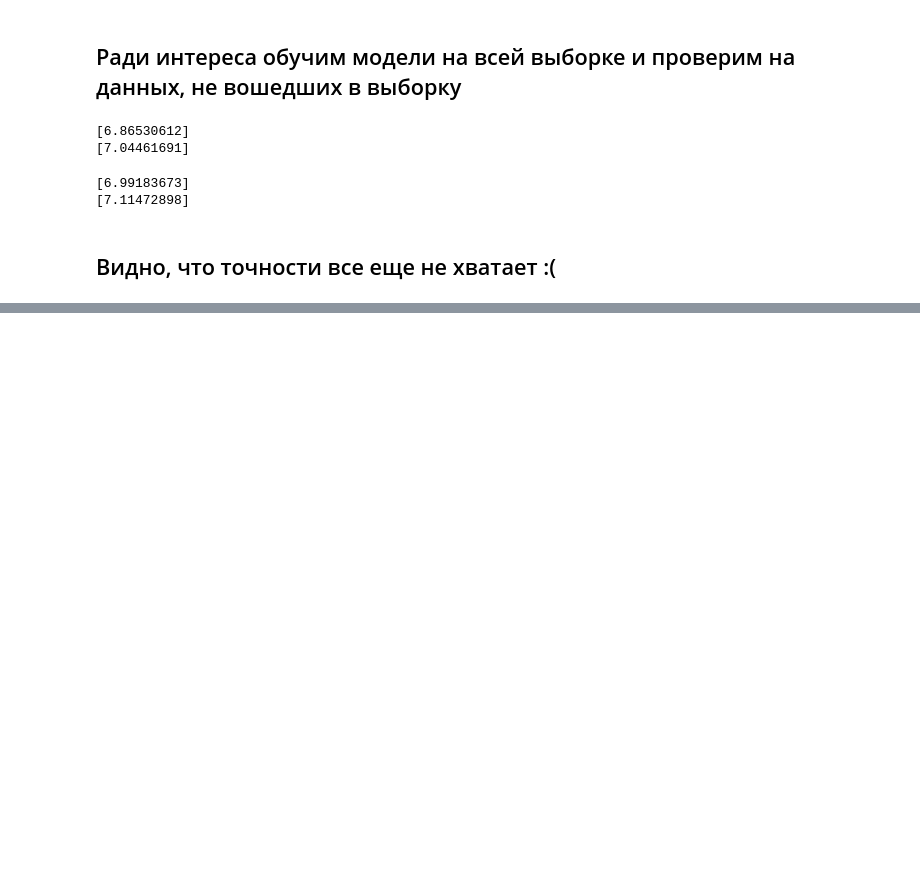
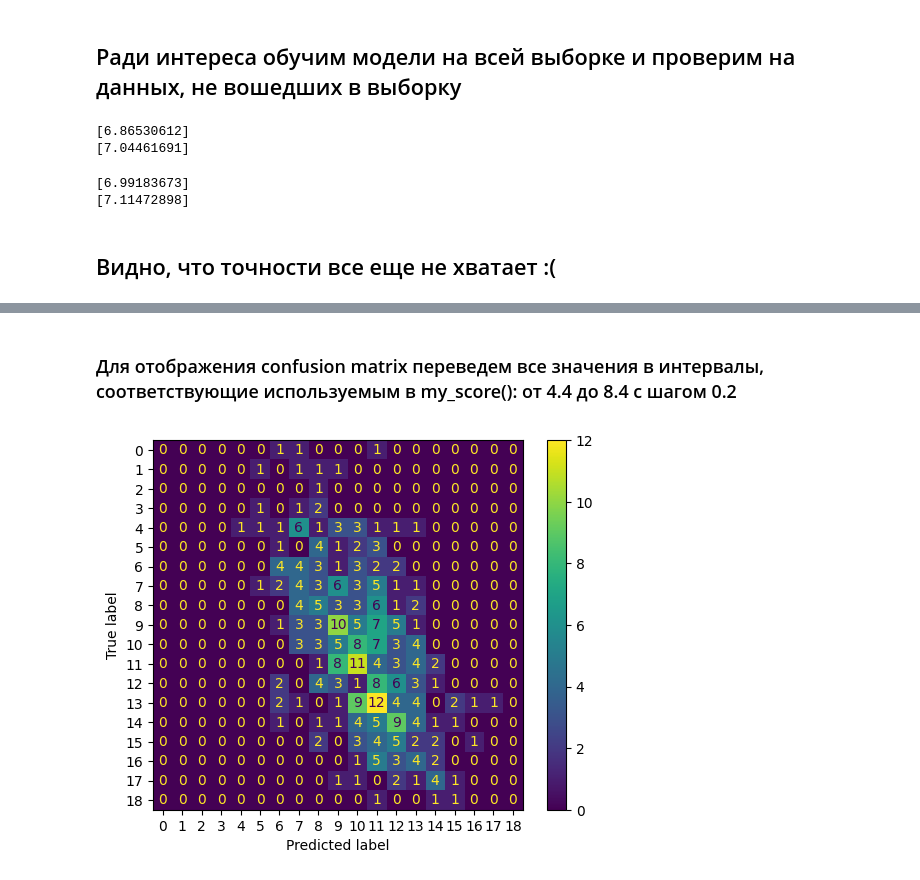
Before and after one commit to KimNikita/machine-learning-practice, a Jupyter notebook: Anime rating prediction.ipynb, the cells around one changed output, grey strips where cells are left out. Drawn from its saved outputs; the diff is of its cells as text; code cells hidden in the pictures; blank space fills up the shorter version.

```diff
--- a/Anime rating prediction.ipynb
+++ b/Anime rating prediction.ipynb
@@ -756,0 +861,9 @@ print(svm_model.predict([coefs]))
+# %%
+mlp_model = MLPRegressor(alpha=10,
+                          hidden_layer_sizes = (37,37),
+                          solver = 'lbfgs',
+                          activation = 'logistic',
+                          random_state = 42)
+mlp_model.fit(X_train, y_train)
+y_predict_test = mlp_model.predict(X_test)
+my_score(y_predict_test, y_test)
@@ -756,0 +877,18 @@ print(svm_model.predict([coefs]))
+# %% [markdown]
+### Для отображения confusion matrix переведем все значения в интервалы, соответствующие используемым в my_score(): от 4.4 до 8.4 с шагом 0.2
+# %%
+norm_y_test=[]
+for res in y_test:
+  norm_y_test.append((res-4.4)//0.2)
+norm_y_predict_test=[]
+for res in y_predict_test:
+  norm_y_predict_test.append((res-4.4)//0.2)
+# %%
+from sklearn.metrics import confusion_matrix, ConfusionMatrixDisplay
+cm = confusion_matrix(norm_y_test, norm_y_predict_test)
+disp = ConfusionMatrixDisplay(confusion_matrix=cm)
+disp.plot()
+plt.show()
+pass
+# %% [output]
+[figure, added]
```
Also changed, not shown: parts of 25 cells of this notebook.
